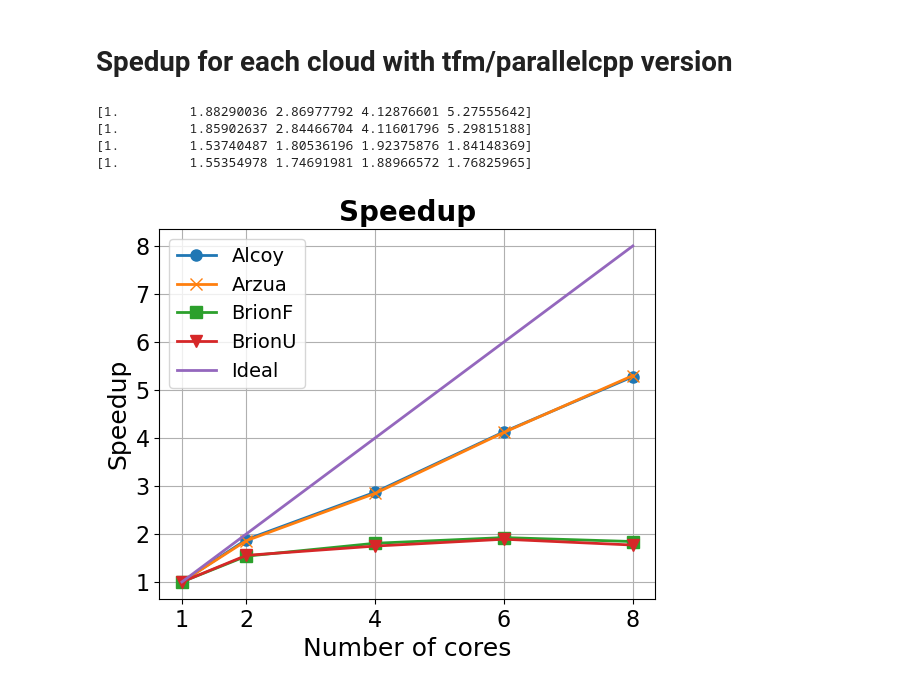
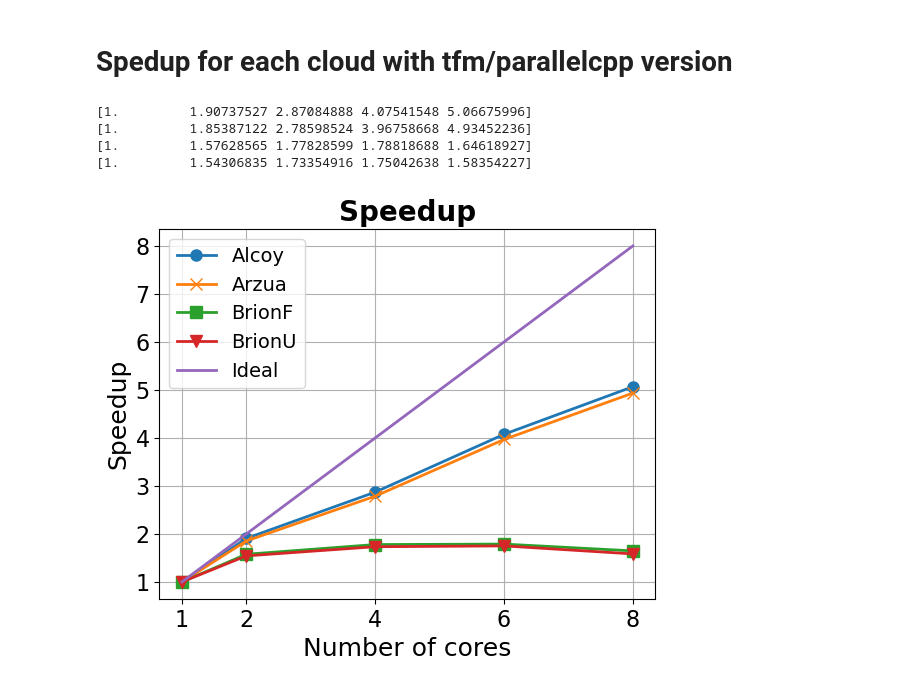
Before and after one commit to PPMC-DAC/FastOWM, a Jupyter notebook: Results/process_tfm_results.ipynb, the cells around one changed output. Drawn from its saved outputs; the diff is of its cells as text; code cells hidden in the pictures.

```diff
--- a/Results/process_tfm_results.ipynb
+++ b/Results/process_tfm_results.ipynb
@@ -53,6 +53,7 @@ def tokenize(filename):
 
 res1=tokenize("qmin_wptr_coffee.txt")
 res2=tokenize("parallelcpp_coffee.txt")
+res3=tokenize("parallelcpp_woc_coffee.txt") #Without copies in findValidMin
 
 #print(results)
 # %%
@@ -60,6 +61,8 @@ for i in res1:
     print("Cloud {} has sequential OWM time = {:.2f}".format(i,res1[i][1]['owm'] ))
 for i in res2:
     print("Cloud {} has sequential OWM time = {:.2f}. Speedup with tfm wrt to qmin = {:.2f}.".format(i,res2[i][1]['owm'], res1[i][1]['owm']/res2[i][1]['owm'] ))
+for i in res3:
+    print("Cloud {} has sequential OWM time = {:.2f}. Speedup with tfm_woc wrt to qmin = {:.2f}.".format(i,res3[i][1]['owm'], res1[i][1]['owm']/res3[i][1]['owm'] ))
 # %% [output]
 Cloud Alcoy has sequential OWM time = 10.52
 Cloud Arzua has sequential OWM time = 7.56
@@ -74,6 +81,8 @@ for i in res1:
     print("Cloud {} has 8-core OWM time = {:.2f}".format(i,res1[i][8]['owm'] ))
 for i in res2:
     print("Cloud {} has 8-core OWM time = {:.2f}. Speedup with tfm wrt to qmin = {:.2f}.".format(i,res2[i][8]['owm'], res1[i][8]['owm']/res2[i][8]['owm'] ))
+for i in res3:
+    print("Cloud {} has 8-core OWM time = {:.2f}. Speedup with tfm wrt to qmin = {:.2f}.".format(i,res3[i][8]['owm'], res1[i][8]['owm']/res3[i][8]['owm'] ))
 # %% [output]
 Cloud Alcoy has 8-core OWM time = 1.69
 Cloud Arzua has 8-core OWM time = 1.27
@@ -85,0 +99,5 @@ Cloud BrionU has 8-core OWM time = 1.96. Speedup with tfm wrt to qmin = 0.57.
+# %%
+for i in res1:
+    print("In qmin cloud {} has quadtree creation time = {:.2f}".format(i,mean(list(res1[i][j]['qtree'] for j in [1,2,4,6,8]))))
+for i in res3:
+    print("In parallelcpp cloud {} has quadtree creation time = {:.2f}".format(i,mean(list(res3[i][j]['qtree'] for j in [1,2,4,6,8]))))
@@ -88,40 +115,40 @@ Cloud BrionU has 8-core OWM time = 1.96. Speedup with tfm wrt to qmin = 0.57.
 # %%
 #Configuration variables
 titlefs = 20
 ylabelfs = 18
 xlabelfs = 18
 xticksfs = 16
 yticksfs = 16
 legendfs = 14
 linew = 2
 markers = 8
 
 fig = plt.figure()
 
 marks=['o-','x-','s-','v-','+-']
 
-for (i,z) in zip(res2,marks):
-    print(np.array([res2[i][1]['owm']/res2[i][j]['owm'] for j in [1,2,4,6,8]]))
-    plt.plot(np.array([1,2,4,6,8]), np.array([res2[i][1]['owm']/res2[i][j]['owm'] for j in [1,2,4,6,8]]), z, linewidth=linew, markersize=markers)
+for (i,z) in zip(res3,marks):
+    print(np.array([res3[i][1]['owm']/res3[i][j]['owm'] for j in [1,2,4,6,8]]))
+    plt.plot(np.array([1,2,4,6,8]), np.array([res3[i][1]['owm']/res3[i][j]['owm'] for j in [1,2,4,6,8]]), z, linewidth=linew, markersize=markers)
 plt.plot(np.array([1,2,4,6,8]), np.array([1,2,4,6,8]), '-', linewidth=linew, markersize=markers)
 
-sizes=[i for i in res2]
+sizes=[i for i in res3]
 sizes.append('Ideal')
 plt.title('Speedup',  fontweight='bold', fontsize=titlefs)
 plt.legend(sizes,loc='best', fontsize= legendfs)
 plt.ylabel('Speedup', fontsize=ylabelfs)
 plt.xlabel('Number of cores', fontsize=xlabelfs)
 plt.xticks([1,2,4,6,8],fontsize=xticksfs)
 plt.yticks(fontsize=yticksfs)
 plt.grid()
 
 plt.show()
 # %% [output]
-[1.         1.88290036 2.86977792 4.12876601 5.27555642]
-[1.         1.85902637 2.84466704 4.11601796 5.29815188]
-[1.         1.53740487 1.80536196 1.92375876 1.84148369]
-[1.         1.55354978 1.74691981 1.88966572 1.76825965]
+[1.         1.90737527 2.87084888 4.07541548 5.06675996]
+[1.         1.85387122 2.78598524 3.96758668 4.93452236]
+[1.         1.57628565 1.77828599 1.78818688 1.64618927]
+[1.         1.54306835 1.73354916 1.75042638 1.58354227]
-[figure, old version]
+[figure, new version]
 # %%
 pp = PdfPages("Speedup-qmin.pdf")
 pp.savefig(fig)
```
Also changed, not shown: parts of 3 cells of this notebook, 5 other files.
